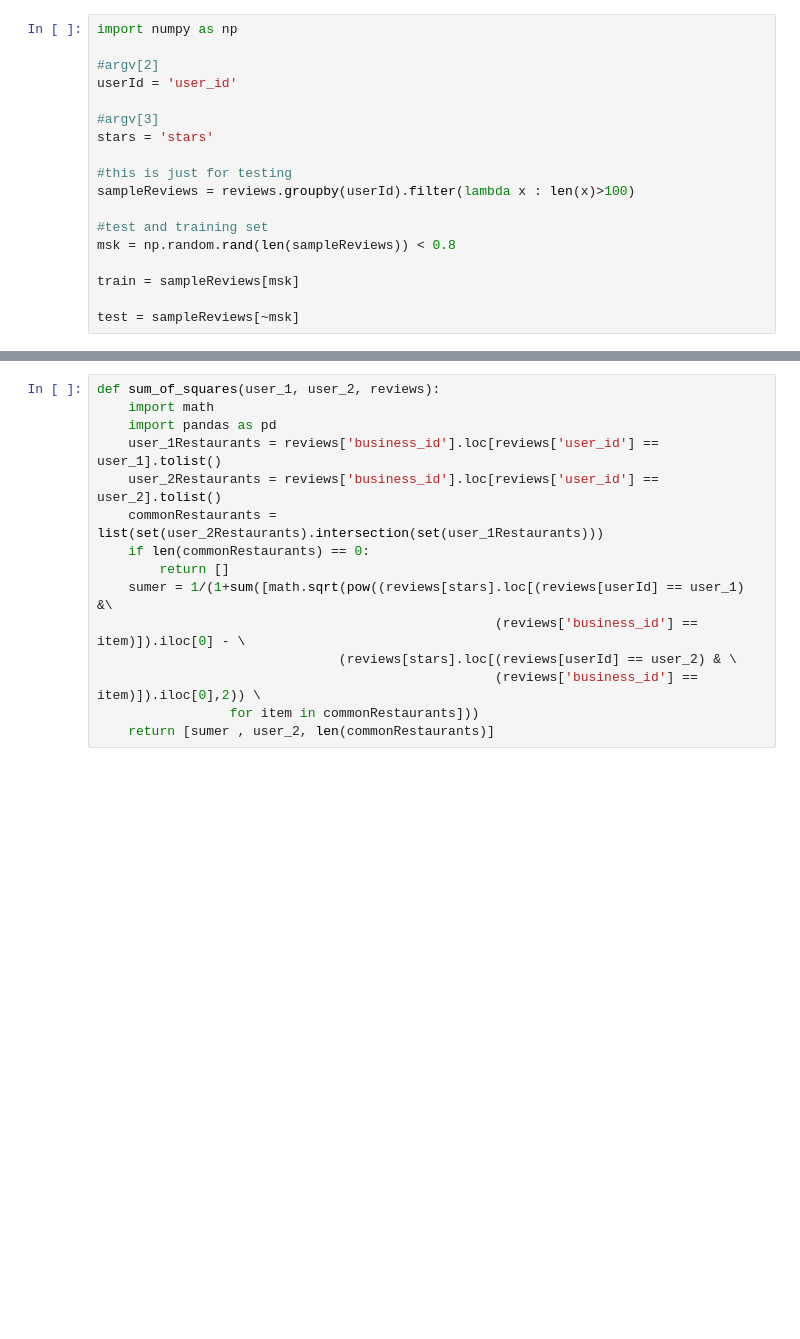
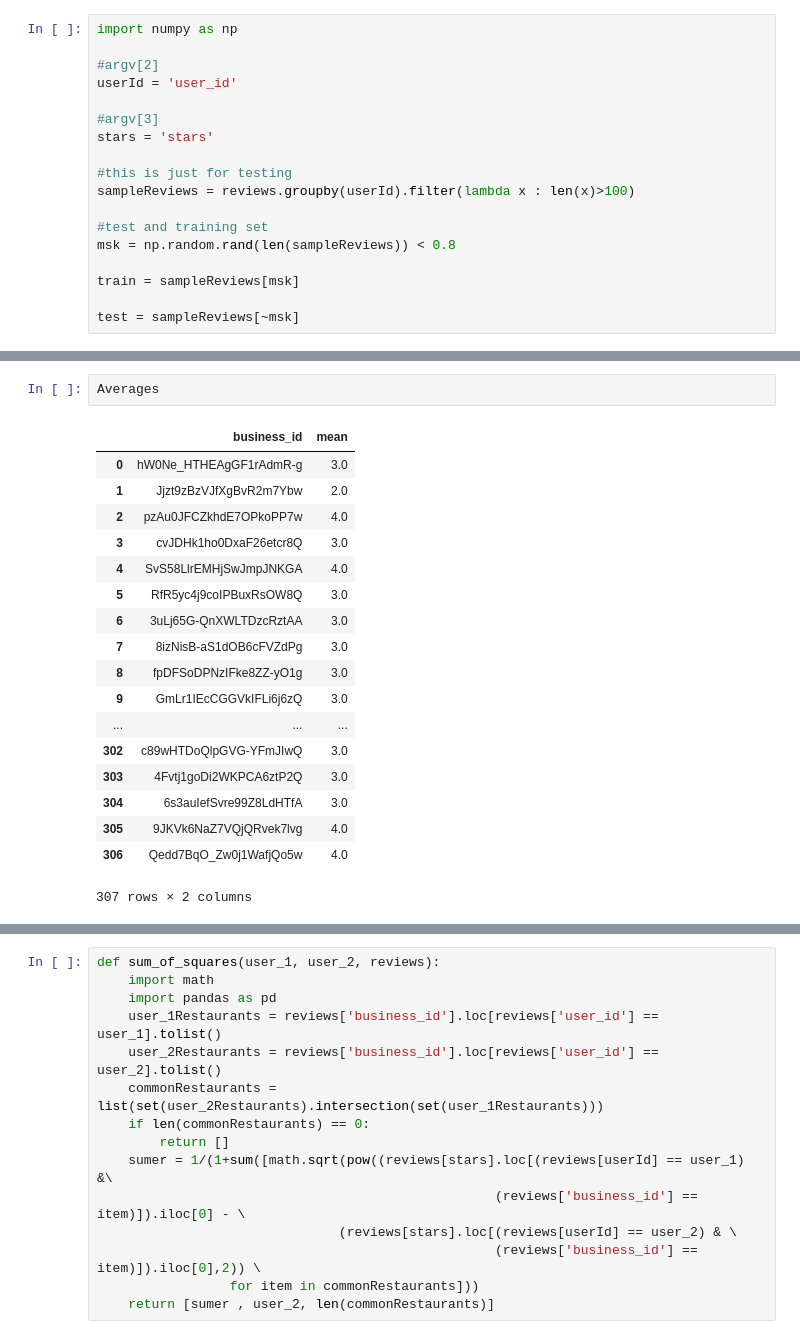
Before and after one commit to nycdatasci/bootcamp007_project, a Jupyter notebook: Project5-Capstone/JordanWaters/recommender_tester.ipynb, the cells around one changed output, grey strips where cells are left out. Drawn from its saved outputs; the diff is of its cells as text; blank space fills up the shorter version.

```diff
--- a/Project5-Capstone/JordanWaters/recommender_tester.ipynb
+++ b/Project5-Capstone/JordanWaters/recommender_tester.ipynb
@@ -29,3 +34,24 @@ len(train), len(test)
+# %%
+Averages
+# %% [output]
+|  | business_id | mean |
+| 0 | hW0Ne_HTHEAgGF1rAdmR-g | 3.0 |
+| 1 | Jjzt9zBzVJfXgBvR2m7Ybw | 2.0 |
+| 2 | pzAu0JFCZkhdE7OPkoPP7w | 4.0 |
+| 3 | cvJDHk1ho0DxaF26etcr8Q | 3.0 |
+| 4 | SvS58LlrEMHjSwJmpJNKGA | 4.0 |
+| 5 | RfR5yc4j9coIPBuxRsOW8Q | 3.0 |
+| 6 | 3uLj65G-QnXWLTDzcRztAA | 3.0 |
+| 7 | 8izNisB-aS1dOB6cFVZdPg | 3.0 |
+| 8 | fpDFSoDPNzIFke8ZZ-yO1g | 3.0 |
+| 9 | GmLr1IEcCGGVkIFLi6j6zQ | 3.0 |
+| ... | ... | ... |
+| 302 | c89wHTDoQlpGVG-YFmJIwQ | 3.0 |
+| 303 | 4Fvtj1goDi2WKPCA6ztP2Q | 3.0 |
+| 304 | 6s3auIefSvre99Z8LdHTfA | 3.0 |
+| 305 | 9JKVk6NaZ7VQjQRvek7lvg | 4.0 |
+| 306 | Qedd7BqO_Zw0j1WafjQo5w | 4.0 |
+307 rows × 2 columns
 # %%
 
 user_1 = 'kGgAARL2UmvCcTRfiscjug'
```
Also changed, not shown: parts of 32 cells of this notebook, 1 other file.
